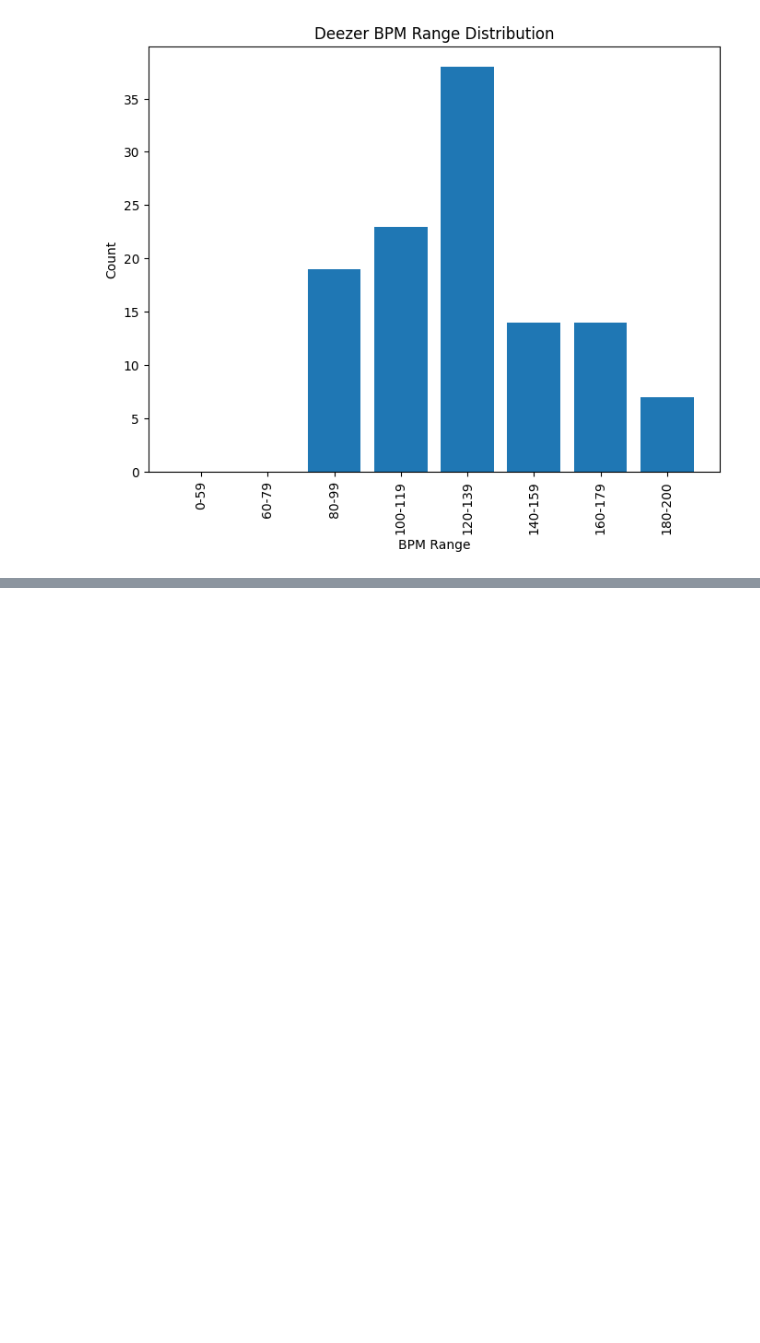
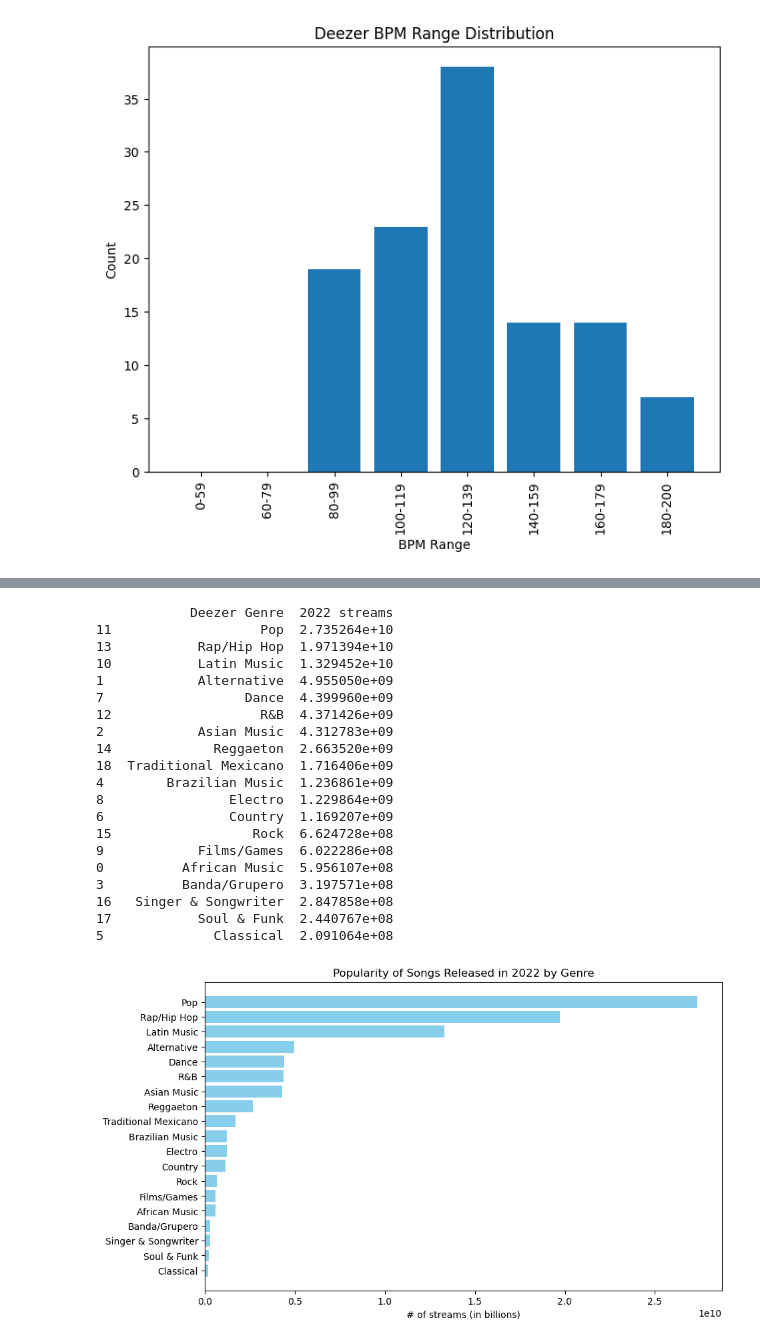
Before and after one commit to alaa-aleryani/Project_1, a Jupyter notebook: music.ipynb, the cells around one changed output, grey strips where cells are left out. Cells and saved outputs as stored; diff of their text form; code cells hidden in the pictures; blank space fills up the shorter version.

```diff
--- a/music.ipynb
+++ b/music.ipynb
@@ -478,0 +619,41 @@ plt.show()
+# %%
+#plot 2022 songs by genre & streams:
+genrepopular22_df = music_22_df[["Deezer Genre", "streams"]]
+genrepopular22_df = genrepopular22_df.dropna(how='any')
+genrepopular22_df
+groupedgenre22 = genrepopular22_df.groupby("Deezer Genre", as_index=False).sum()
+groupedgenre22 = groupedgenre22.sort_values("streams", ascending=False)
+groupedgenre22 = groupedgenre22.rename(columns={"streams": "2022 streams"})
+#groupedgenre22 = groupedgenre22.set_index("Deezer Genre")
+print(groupedgenre22)
+
+plt.figure(figsize=(10, 6))
+plt.barh(groupedgenre22['Deezer Genre'], groupedgenre22['2022 streams'], color='skyblue')
+plt.xlabel('# of streams (in billions)')
+plt.title('Popularity of Songs Released in 2022 by Genre')
+# Invert y-axis for better readability
+plt.gca().invert_yaxis()
+plt.savefig("output/Popularity of Songs Released in 2022 by Genre.png")
+plt.show()
+# %% [output]
+            Deezer Genre  2022 streams
+11                   Pop  2.735264e+10
+13           Rap/Hip Hop  1.971394e+10
+10           Latin Music  1.329452e+10
+1            Alternative  4.955050e+09
+7                  Dance  4.399960e+09
+12                   R&B  4.371426e+09
+2            Asian Music  4.312783e+09
+14             Reggaeton  2.663520e+09
+18  Traditional Mexicano  1.716406e+09
+4        Brazilian Music  1.236861e+09
+8                Electro  1.229864e+09
+6                Country  1.169207e+09
+15                  Rock  6.624728e+08
+9            Films/Games  6.022286e+08
+0          African Music  5.956107e+08
+3          Banda/Grupero  3.197571e+08
+16   Singer & Songwriter  2.847858e+08
+17           Soul & Funk  2.440767e+08
+5              Classical  2.091064e+08
+[figure, added]
```
Also changed, not shown: parts of 22 cells of this notebook.
